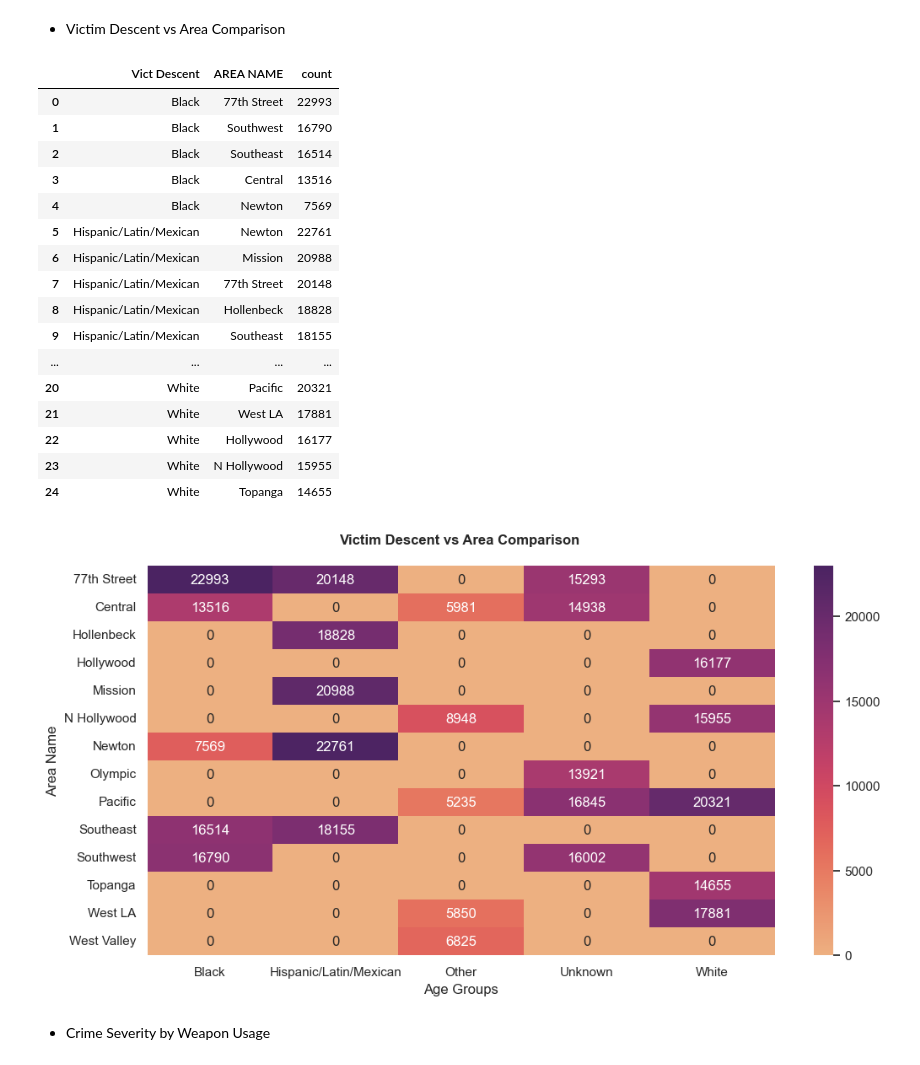
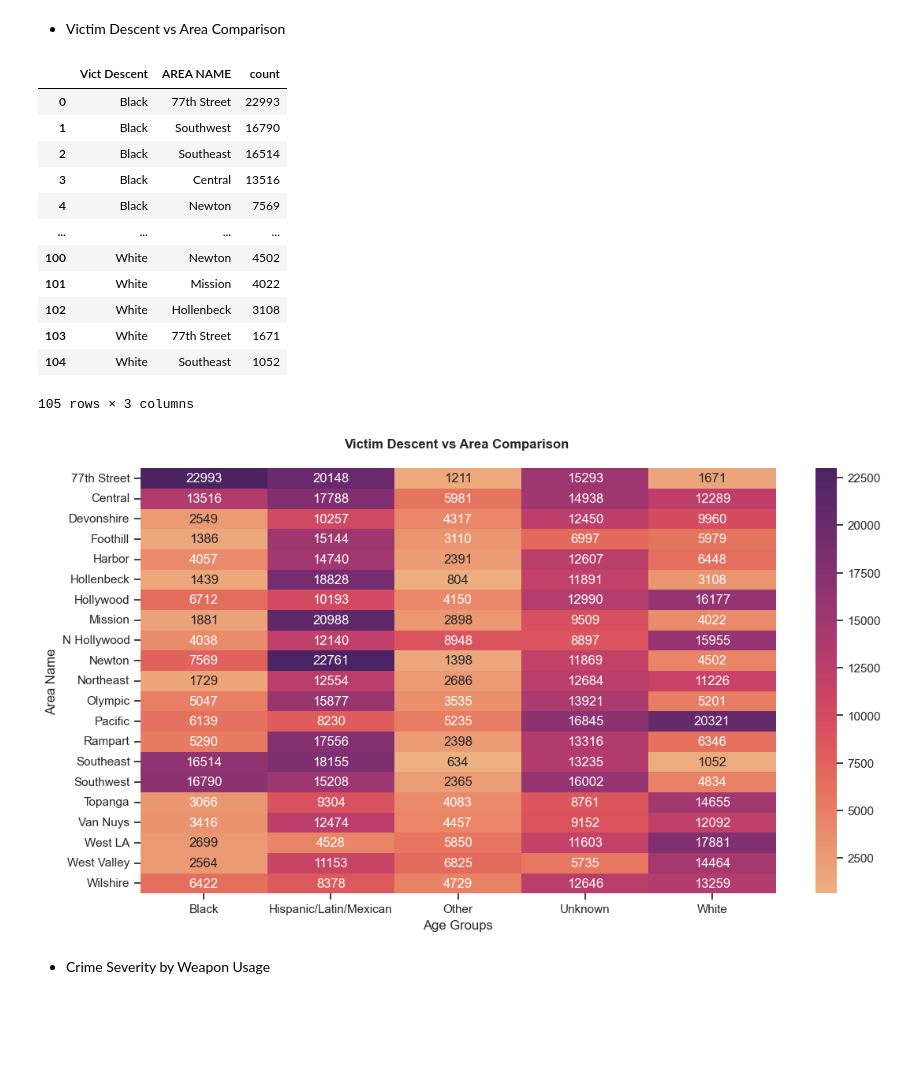
Before and after one commit to utkarsh-naik10/PYTHON_PROJECTS, a Jupyter notebook: 4.Crime_Data_from_2020_to_Present/2.Severity_&_Victim_Analysis/2.Severity_&_Victim_Analysis.ipynb, the cells around one changed output. Cells and saved outputs as stored; diff of their text form; code cells hidden in the pictures; blank space fills up the shorter version.

```diff
--- a/4.Crime_Data_from_2020_to_Present/2.Severity_&_Victim_Analysis/2.Severity_&_Victim_Analysis.ipynb
+++ b/4.Crime_Data_from_2020_to_Present/2.Severity_&_Victim_Analysis/2.Severity_&_Victim_Analysis.ipynb
@@ -187,7 +187,7 @@ plot15= (
     .groupby('Vict Descent')['AREA NAME']
     .value_counts()
     .groupby(level=0)
-    .head()
+    .head(21)
     .reset_index(name='count')
 )
 plot15
@@ -198,34 +198,30 @@ plot15
 | 2 | Black | Southeast | 16514 |
 | 3 | Black | Central | 13516 |
 | 4 | Black | Newton | 7569 |
-| 5 | Hispanic/Latin/Mexican | Newton | 22761 |
-| 6 | Hispanic/Latin/Mexican | Mission | 20988 |
-| 7 | Hispanic/Latin/Mexican | 77th Street | 20148 |
-| 8 | Hispanic/Latin/Mexican | Hollenbeck | 18828 |
-| 9 | Hispanic/Latin/Mexican | Southeast | 18155 |
 | ... | ... | ... | ... |
-| 20 | White | Pacific | 20321 |
-| 21 | White | West LA | 17881 |
-| 22 | White | Hollywood | 16177 |
-| 23 | White | N Hollywood | 15955 |
-| 24 | White | Topanga | 14655 |
+| 100 | White | Newton | 4502 |
+| 101 | White | Mission | 4022 |
+| 102 | White | Hollenbeck | 3108 |
+| 103 | White | 77th Street | 1671 |
+| 104 | White | Southeast | 1052 |
+105 rows × 3 columns
 # %%
-plt.figure(figsize=(12,6))
+plt.figure(figsize=(13,7))
 
 heatmap_data1=plot15.pivot_table(
     index='AREA NAME',
     columns='Vict Descent',
     values='count',
     fill_value=0
 )
 
 ax=sns.heatmap(heatmap_data1, cmap='flare', annot=True, fmt='.0f')
 plt.xlabel('Age Groups')
 plt.ylabel('Area Name')
 plt.title('Victim Descent vs Area Comparison \n',weight='bold')
 plt.show()
 # %% [output]
-[figure, old version]
+[figure, new version]
 # %% [markdown]
 - Crime Severity by Weapon Usage
 # %%
```
Also changed, not shown: 1 other file.
